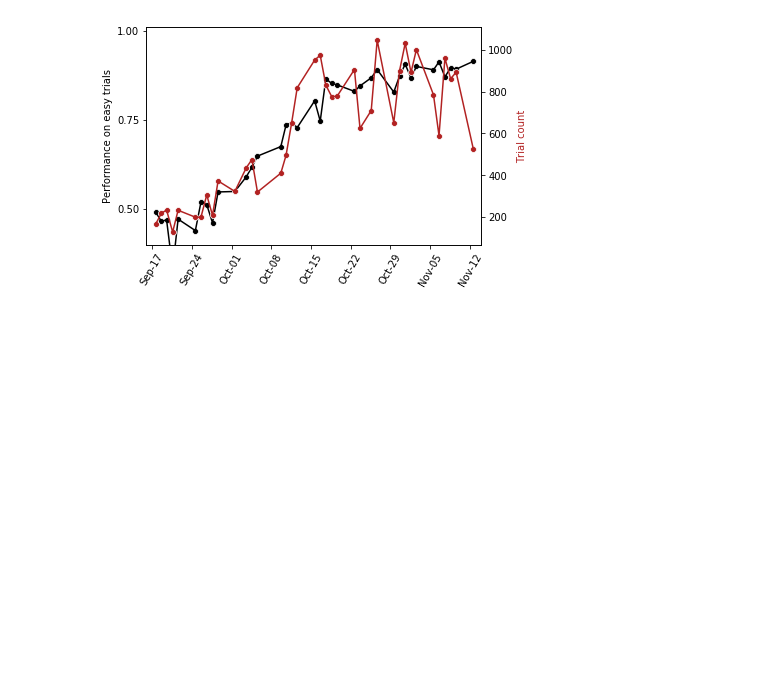
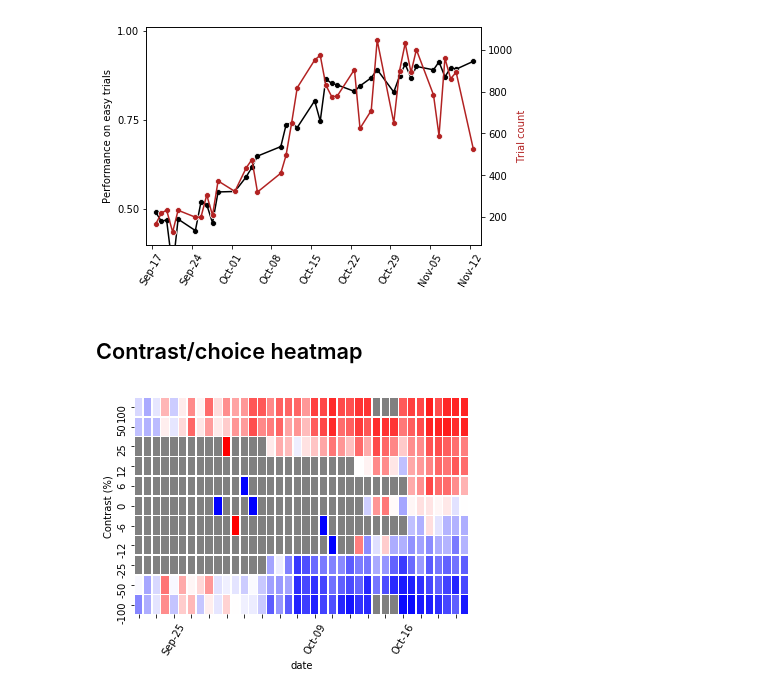
Before and after one commit to int-brain-lab/IBL-pipeline, a Jupyter notebook: notebooks/Behavioral overview snapshot.ipynb, the cells around one changed output. Cells and saved outputs as stored; diff of their text form; code cells hidden in the pictures; blank space fills up the shorter version.

Commit message:
Implement choice heatmap and clean up notebook.

```diff
--- a/notebooks/Behavioral overview snapshot.ipynb
+++ b/notebooks/Behavioral overview snapshot.ipynb
@@ -36,8 +36,8 @@ fix_date_axis(ax)
 # %% [markdown]
 ## Water intake
 # %%
-def dj_get_water(mousename):
-    w = (action.WaterAdministration() & ibl17).fetch(as_dict=True)
+def dj_get_water(mouse):
+    w = (action.WaterAdministration() & mouse).fetch(as_dict=True)
     w = pd.DataFrame(w)
     w.rename(columns={'administration_time':'date_time'}, inplace=True)
     w['date_time'] = pd.to_datetime(w.date_time)
@@ -71,22 +71,26 @@ for item in ax.get_xticklabels():
 [figure]
 # %% [markdown]
 ## Performance on easy trials
-# %%
-b = behavior.TrialSet.Trial & ibl17
 # %%
-beh = pd.DataFrame(b.fetch(order_by='session_start_time'))
-beh['session_start_time'] = pd.to_datetime(beh.session_start_time)
-beh['date']       = beh['session_start_time'].dt.floor("D")
-beh['signedContrast'] = (beh['trial_stim_contrast_left'] - beh['trial_stim_contrast_right']) * 100
-beh['signedContrast'] = beh.signedContrast.astype(int)
-val_map = {'CCW': -1, 'No Go': 0, 'CW': 1}
-beh['choice'] = beh['trial_choice'].map(val_map)
-beh['correct']   = np.where(np.sign(beh['signedContrast']) == beh['choice'], 1, 0)
-beh.loc[beh['signedContrast'] == 0, 'correct'] = np.NaN
-beh['correct_easy'] = beh.correct
-beh.loc[np.abs(beh['signedContrast']) < 50, 'correct_easy'] = np.NaN
-correct_easy = beh.groupby(['session_start_time'])['correct_easy'].mean().reset_index()
-trialcounts = beh.groupby(['session_start_time'])['trial_id'].max().reset_index()
+def dj_get_behavior(mouse):
+    b = behavior.TrialSet.Trial & mouse
+    behav = pd.DataFrame(b.fetch(order_by='session_start_time'))
+    behav['session_start_time'] = pd.to_datetime(behav.session_start_time)
+    behav['date']       = behav['session_start_time'].dt.floor("D")
+    behav['signedContrast'] = (behav['trial_stim_contrast_left'] - behav['trial_stim_contrast_right']) * 100
+    behav['signedContrast'] = behav.signedContrast.astype(int)
+    val_map = {'CCW': -1, 'No Go': 0, 'CW': 1}
+    behav['choice'] = behav['trial_choice'].map(val_map)
+    behav['correct']   = np.where(np.sign(behav['signedContrast']) == behav['choice'], 1, 0)
+    behav.loc[behav['signedContrast'] == 0, 'correct'] = np.NaN
+    behav['choice2'] = behav.choice.replace([-1, 0, 1], [0, np.nan, 1]) # code as 0, 100 for percentages
+    behav['correct_easy'] = behav.correct
+    behav.loc[np.abs(behav['signedContrast']) < 50, 'correct_easy'] = np.NaN
+    return behav
+# %%
+behav = dj_get_behavior(ibl17)
+correct_easy = behav.groupby(['session_start_time'])['correct_easy'].mean().reset_index()
+trialcounts = behav.groupby(['session_start_time'])['trial_id'].max().reset_index()
 # %%
 fig = plt.figure()
 ax = plt.subplot(1, 1, 1)
@@ -108,3 +112,14 @@ xlim=[beh.date.min()-timedelta(days=1), beh.date.max()+timedelta(days=2)])
 fix_date_axis(ax)
 # %% [output]
 [figure]
+# %% [markdown]
+## Contrast/choice heatmap
+# %%
+fig = plt.figure()
+ax = plt.subplot(1, 1, 1)
+plot_perf_heatmap(behav, ax=ax)
+ax.set_xticklabels([dt.strftime('%b-%d') if dt.weekday() is 1 else "" for dt in wa_unstacked.index.to_pydatetime()])
+for item in ax.get_xticklabels():
+    item.set_rotation(60)
+# %% [output]
+[figure, added]
```
Also changed, not shown: parts of 1 cell of this notebook.
